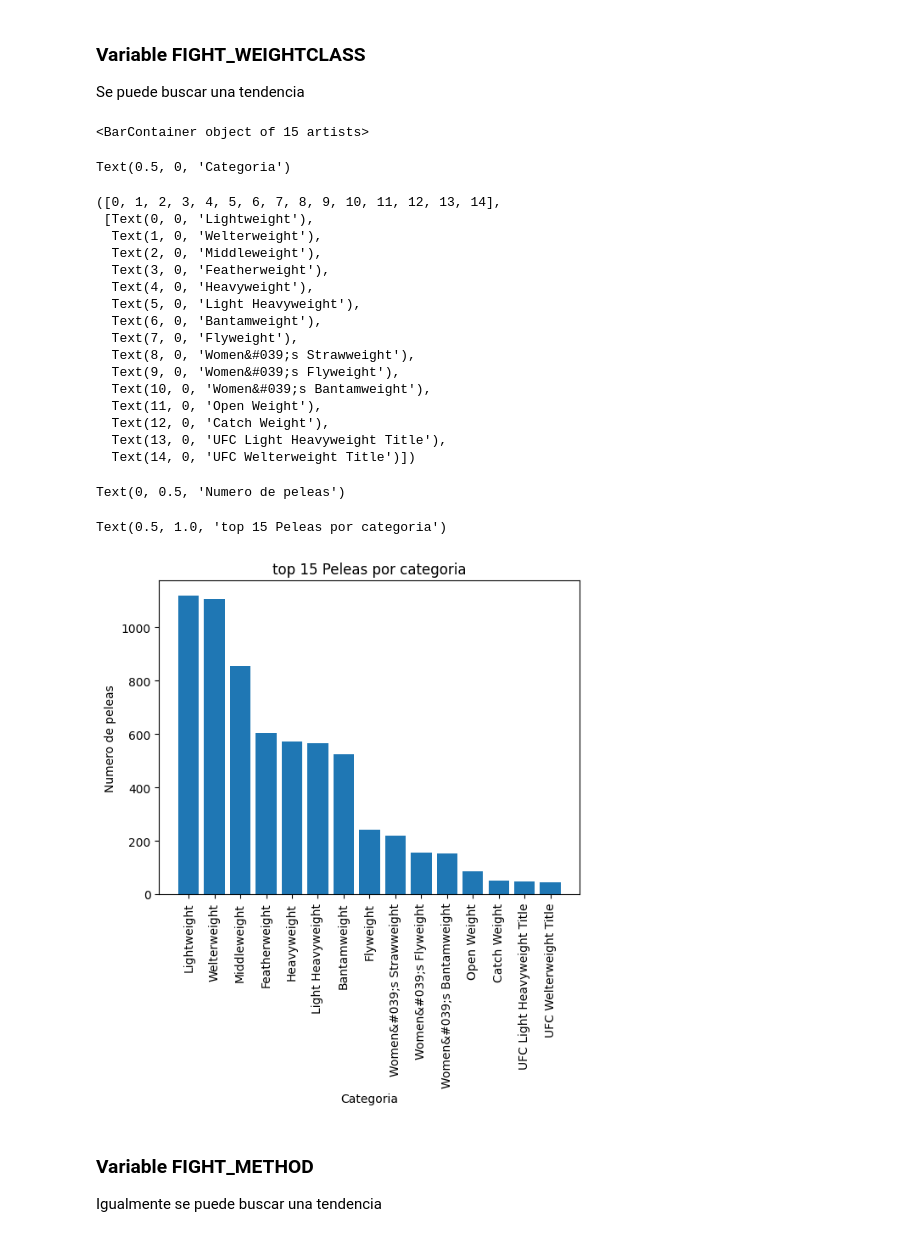
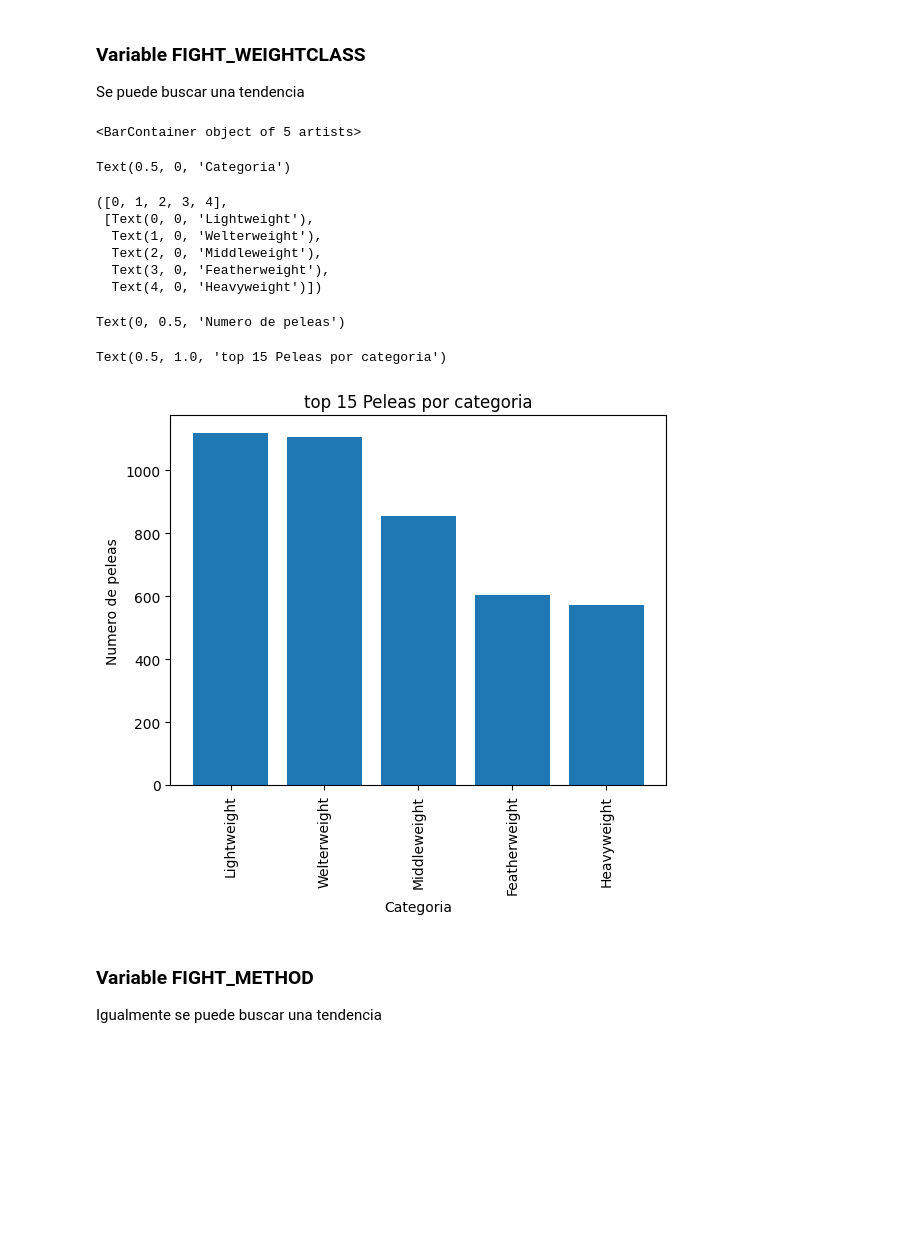
Before and after one commit to YaotecatlMtz/analisisUFC, a Jupyter notebook: primeraEntregaProyecto.ipynb, the cells around one changed output. Drawn from its saved outputs; the diff is of its cells as text; code cells hidden in the pictures; blank space fills up the shorter version.

```diff
--- a/primeraEntregaProyecto.ipynb
+++ b/primeraEntregaProyecto.ipynb
@@ -115,9 +133,10 @@ df.info()
 # %%
-nominales = ['FIGHT_ID', 'EVENT_ID', 'FIGHT_NAME','FIGHT_WEIGHTCLASS','FIGHT_METHOD','FIGHT_TIME_FORMAT','FIGHT_REFEREE','FIGHT_DETAILS','FIGHT_STUB','EVENT_NAME','EVENT_DATE','EVENT_LOCATION','EVENT_STUB','DATE_YMD','URL','FIGHT_WINNER']
-ordinales = ['ROUND']  # Pudiera considerarse a karno ordinal pues de un médico a otro el número asignado no es lo mismo
-intervalo = ['TIME']
+nominales = ['FIGHT_ID', 'EVENT_ID', 'FIGHT_NAME','FIGHT_METHOD','FIGHT_DETAILS','FIGHT_STUB','EVENT_NAME','EVENT_LOCATION','EVENT_STUB','URL','FIGHT_WINNER']
+nominales_baja_cardinalidad = ['FIGHT_WEIGHTCLASS', 'FIGHT_TIME_FORMAT', 'FIGHT_REFEREE']
+ordinales = ['ROUND']
+intervalo = ['TIME','EVENT_DATE','DATE_YMD']
 razon = ['MINUTE', 'SECOND']
 # %%
-for i in nominales:
+for i in nominales_baja_cardinalidad:
     df[i] = df[i].astype('category')
 # %%
@@ -447,35 +401,25 @@ Text(0, 0.5, 'Frecuencia')
 Se puede buscar una tendencia
 # %%
 weightClass = df['FIGHT_WEIGHTCLASS'].value_counts()
-weightClass = weightClass.head(15)
+weightClass = weightClass.head()
 plt.bar(weightClass.index, weightClass.values)
 plt.xlabel('Categoria')
 plt.xticks(rotation=90)
 plt.ylabel('Numero de peleas')
-plt.title('top 15 Peleas por categoria')
+plt.title('top 5 Peleas por categoria')
 plt.show()
 # %% [output]
-<BarContainer object of 15 artists>
+<BarContainer object of 5 artists>
 Text(0.5, 0, 'Categoria')
-([0, 1, 2, 3, 4, 5, 6, 7, 8, 9, 10, 11, 12, 13, 14],
+([0, 1, 2, 3, 4],
  [Text(0, 0, 'Lightweight'),
   Text(1, 0, 'Welterweight'),
   Text(2, 0, 'Middleweight'),
   Text(3, 0, 'Featherweight'),
-  Text(4, 0, 'Heavyweight'),
-  Text(5, 0, 'Light Heavyweight'),
-  Text(6, 0, 'Bantamweight'),
-  Text(7, 0, 'Flyweight'),
-  Text(8, 0, 'Women&#039;s Strawweight'),
-  Text(9, 0, 'Women&#039;s Flyweight'),
-  Text(10, 0, 'Women&#039;s Bantamweight'),
-  Text(11, 0, 'Open Weight'),
-  Text(12, 0, 'Catch Weight'),
-  Text(13, 0, 'UFC Light Heavyweight Title'),
-  Text(14, 0, 'UFC Welterweight Title')])
+  Text(4, 0, 'Heavyweight')])
 Text(0, 0.5, 'Numero de peleas')
 Text(0.5, 1.0, 'top 15 Peleas por categoria')
-[figure, old version]
+[figure, new version]
 # %% [markdown]
 ### Variable FIGHT_METHOD
 Igualmente se puede buscar una tendencia
```
Also changed, not shown: parts of 19 cells of this notebook.
